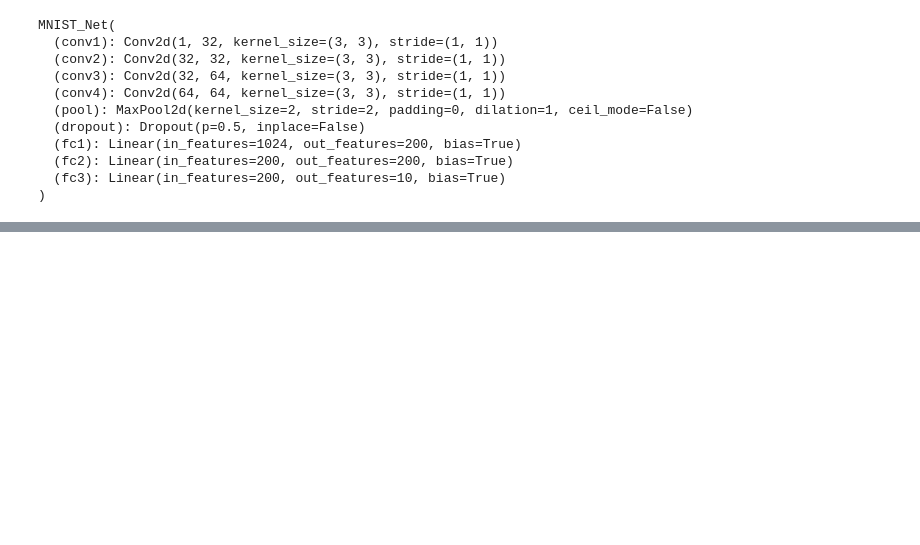
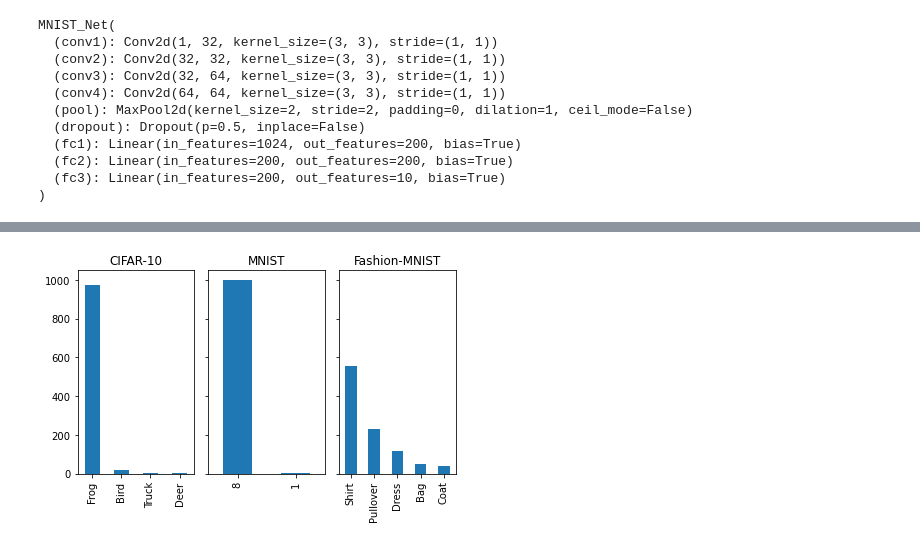
Before and after one commit to matthiasdellago/AdversarialLabelFlips, a Jupyter notebook: code/visualize.ipynb, the cells around one changed output, grey strips where cells are left out. Drawn from its saved outputs; the diff is of its cells as text; code cells hidden in the pictures; blank space fills up the shorter version.

Commit message:
Maybe finished results

```diff
--- a/code/visualize.ipynb
+++ b/code/visualize.ipynb
@@ -175,0 +180,17 @@ pd.Series(a).value_counts().plot.bar()
+# %%
+import os
+fig, ax = plt.subplots(1,3, sharey=True)
+
+counts1.plot.bar(ax=ax[0])
+counts2.plot.bar(ax=ax[1])
+counts3.plot.bar(ax=ax[2])
+
+ax[0].set_title("CIFAR-10")
+ax[1].set_title("MNIST")
+ax[2].set_title("Fashion-MNIST")
+
+fig.tight_layout()
+plt.savefig(f"results{os.sep}barplot.png")
+plt.savefig(f"results{os.sep}barplot.pdf")
+# %% [output]
+[figure, added]
```
Also changed, not shown: parts of 3 cells of this notebook, 4 other files.
